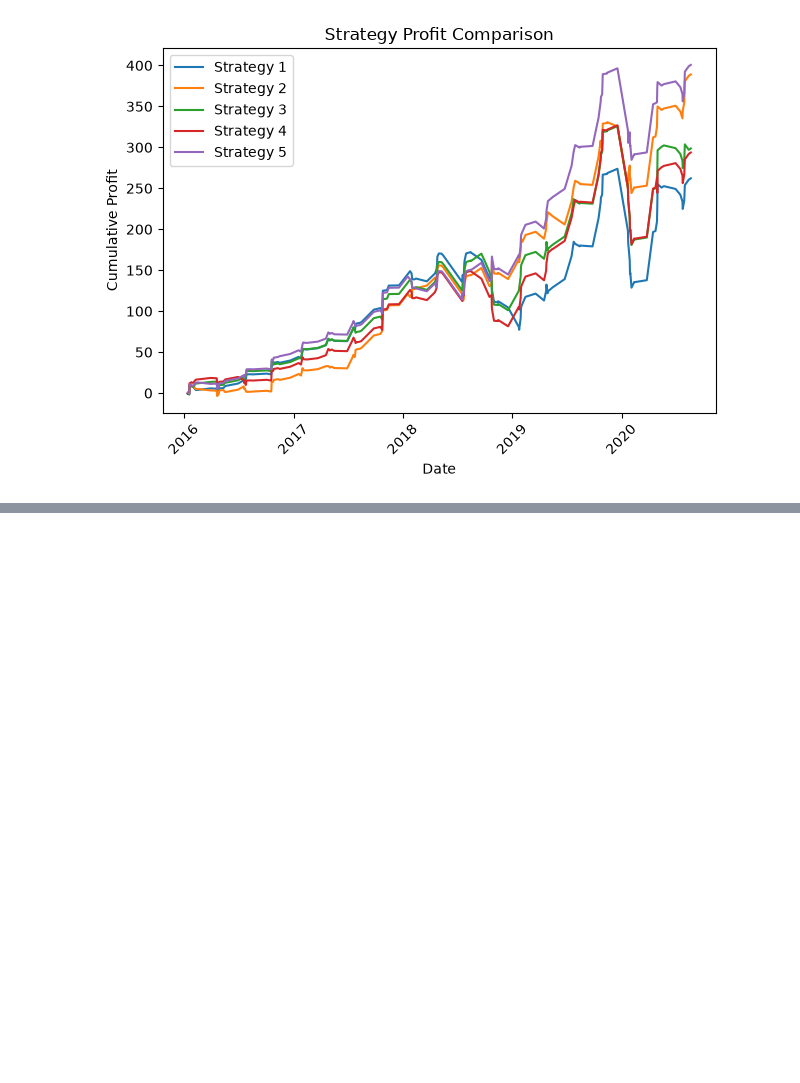
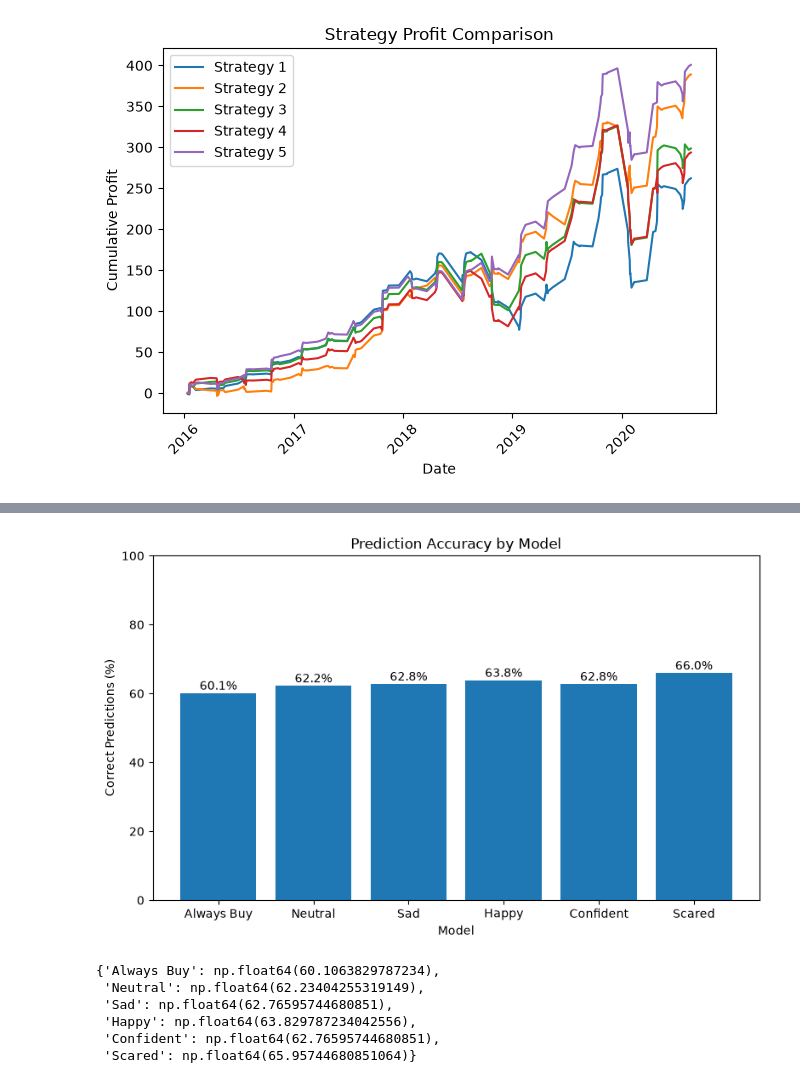
Before and after one commit to Varunv20/FinLLM, a Jupyter notebook: analysis.ipynb, the cells around one changed output, grey strips where cells are left out. Saved outputs shown, nothing was run; the diff lists cells and outputs as text; code cells hidden in the pictures; blank space fills up the shorter version.

Commit message:
Graphs

```diff
--- a/analysis.ipynb
+++ b/analysis.ipynb
@@ -686,3 +686,44 @@ def split_buy_sell(df: pd.DataFrame):
     sell_df["decision"] = "sell"
 
     return buy_df, sell_df
+# %%
+def plot_correct_percentages(dfs, labels=None):
+    """
+    Plot the correct prediction percentage for a list of DataFrames.
+
+    Each DataFrame must contain:
+        - decision ("buy" or "sell")
+        - score (positive -> buy correct, negative -> sell correct)
+    """
+
+    if labels is None:
+        labels = [f"Model {i+1}" for i in range(len(dfs))]
+
+    correct_pcts = []
+
+    for df in dfs:
+        correct = (
+            ((df["decision"] == "buy") & (df["score"] > 0)) |
+            ((df["decision"] == "sell") & (df["score"] < 0))
+        )
+
+        correct_pcts.append(correct.mean() * 100)
+
+    plt.figure(figsize=(8, 5))
+    plt.bar(labels, correct_pcts)
+
+    plt.ylabel("Correct Predictions (%)")
+    plt.xlabel("Model")
+    plt.title("Prediction Accuracy by Model")
+    plt.ylim(0, 100)
+
+    # Label bars with percentages
+    for i, pct in enumerate(correct_pcts):
+        plt.text(i, pct + 1, f"{pct:.1f}%", ha="center")
+
+    plt.tight_layout()
+    plt.show()
+
+    return dict(zip(labels, correct_pcts))
+# %%
+buy_df, sell_df = split_buy_sell(df0)
@@ -688,0 +807,10 @@ def split_buy_sell(df: pd.DataFrame):
+# %%
+plot_correct_percentages([buy_df, df0, df1, df2, df3, df4], labels=["Always Buy", "Neutral", "Sad", "Happy", "Confident", "Scared"])
+# %% [output]
+[figure, added]
+{'Always Buy': np.float64(60.1063829787234),
+ 'Neutral': np.float64(62.23404255319149),
+ 'Sad': np.float64(62.76595744680851),
+ 'Happy': np.float64(63.829787234042556),
+ 'Confident': np.float64(62.76595744680851),
+ 'Scared': np.float64(65.95744680851064)}
```
Also changed, not shown: parts of 9 cells of this notebook, 1 other file.
